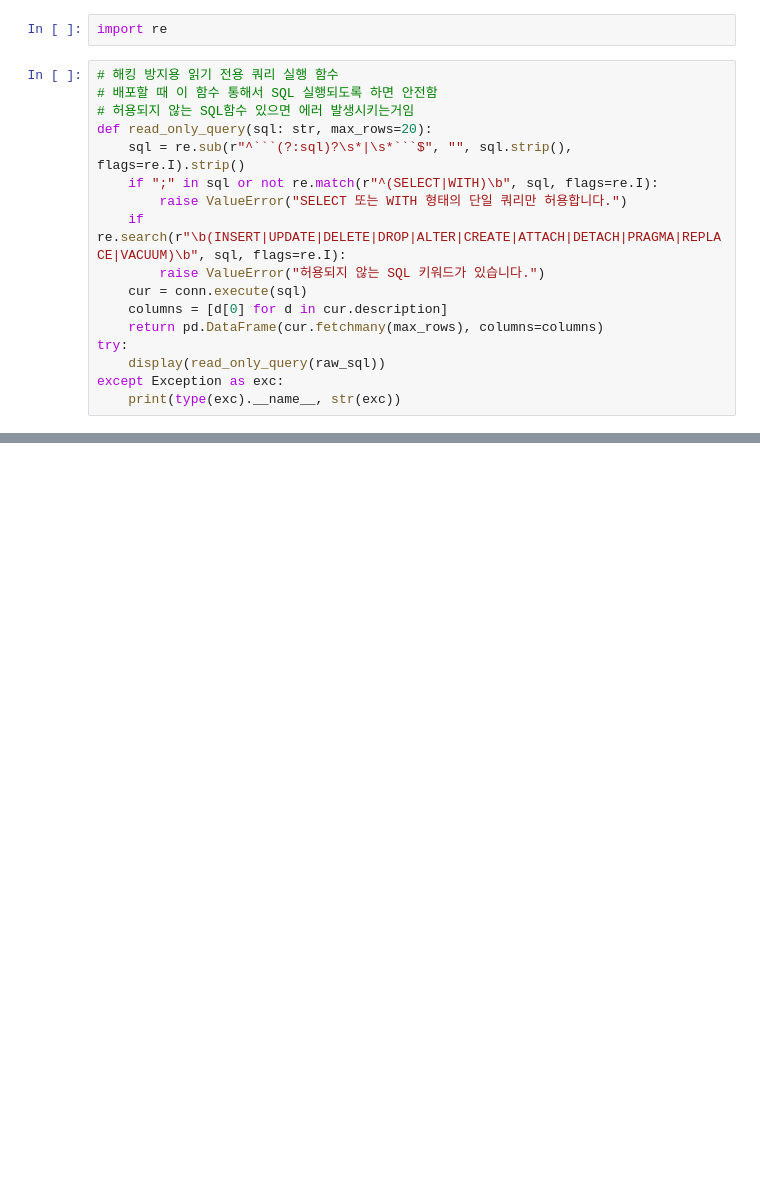
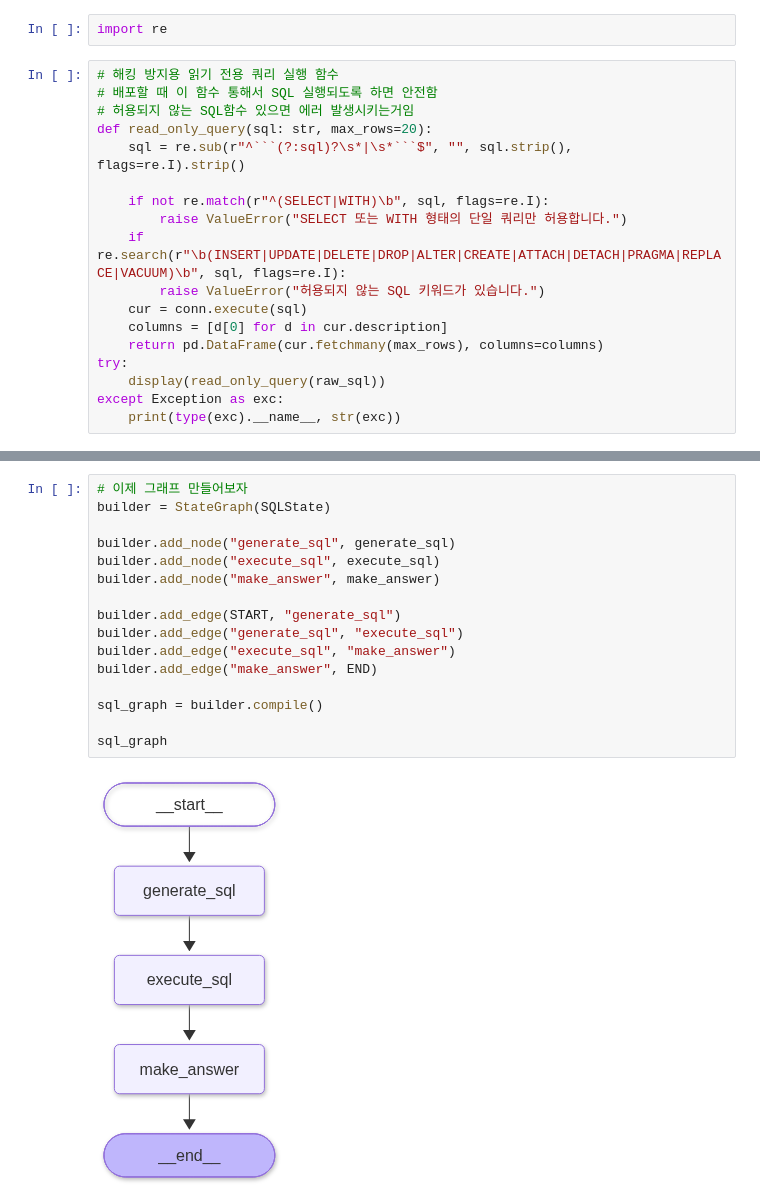
Before and after one commit to OhSeungAh2/Agent, a Jupyter notebook: 3_SQL을 작성하는 RAG.ipynb, the cells around one changed output, grey strips where cells are left out. Drawn from its saved outputs; the diff is of its cells as text; blank space fills up the shorter version.

````diff
--- a/3_SQL을 작성하는 RAG.ipynb
+++ b/3_SQL을 작성하는 RAG.ipynb
@@ -250,7 +250,8 @@ import re
 # 허용되지 않는 SQL함수 있으면 에러 발생시키는거임
 def read_only_query(sql: str, max_rows=20):
     sql = re.sub(r"^```(?:sql)?\s*|\s*```$", "", sql.strip(), flags=re.I).strip()
-    if ";" in sql or not re.match(r"^(SELECT|WITH)\b", sql, flags=re.I):
+
+    if not re.match(r"^(SELECT|WITH)\b", sql, flags=re.I):
         raise ValueError("SELECT 또는 WITH 형태의 단일 쿼리만 허용합니다.")
     if re.search(r"\b(INSERT|UPDATE|DELETE|DROP|ALTER|CREATE|ATTACH|DETACH|PRAGMA|REPLACE|VACUUM)\b", sql, flags=re.I):
         raise ValueError("허용되지 않는 SQL 키워드가 있습니다.")
@@ -265,0 +327,18 @@ ValueError SELECT 또는 WITH 형태의 단일 쿼리만 허용합니다.
+# %%
+# 이제 그래프 만들어보자
+builder = StateGraph(SQLState)
+
+builder.add_node("generate_sql", generate_sql)
+builder.add_node("execute_sql", execute_sql)
+builder.add_node("make_answer", make_answer)
+
+builder.add_edge(START, "generate_sql")
+builder.add_edge("generate_sql", "execute_sql")
+builder.add_edge("execute_sql", "make_answer")
+builder.add_edge("make_answer", END)
+
+sql_graph = builder.compile()
+
+sql_graph
+# %% [output]
+[figure, added]
````
Also changed, not shown: parts of 10 cells of this notebook, 8 other files.
